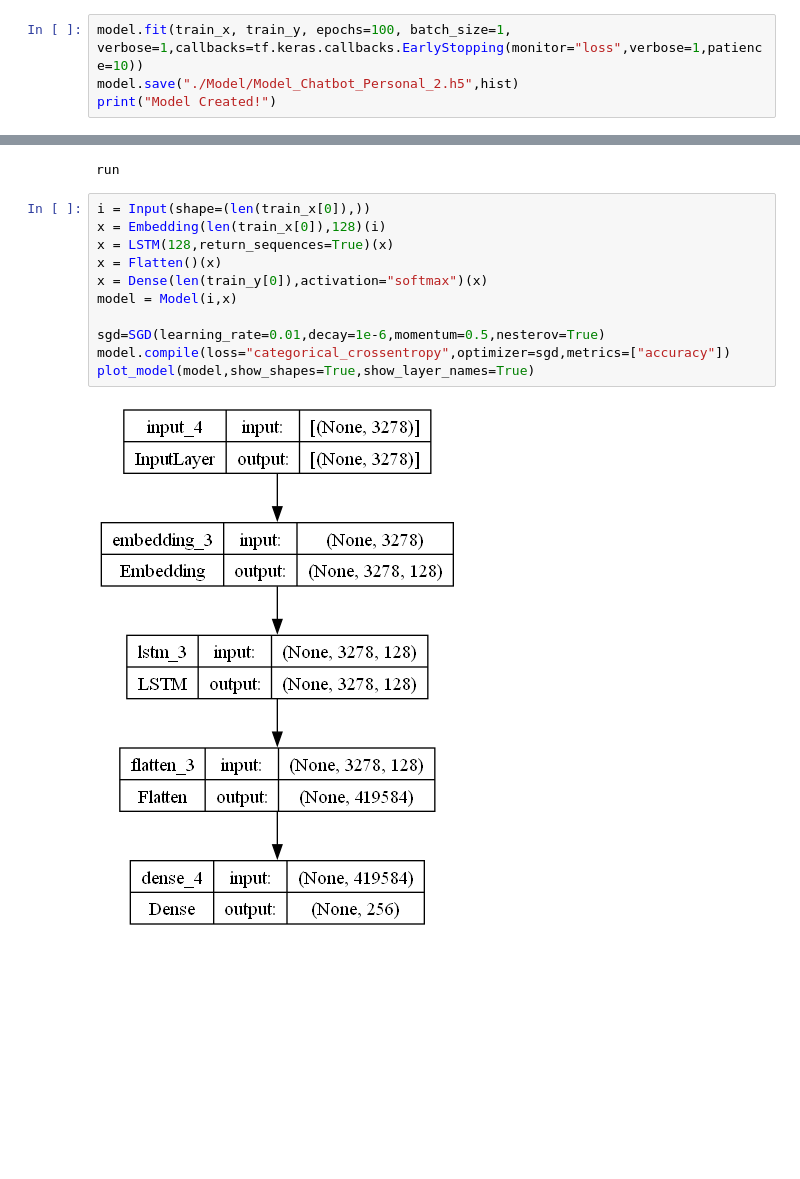
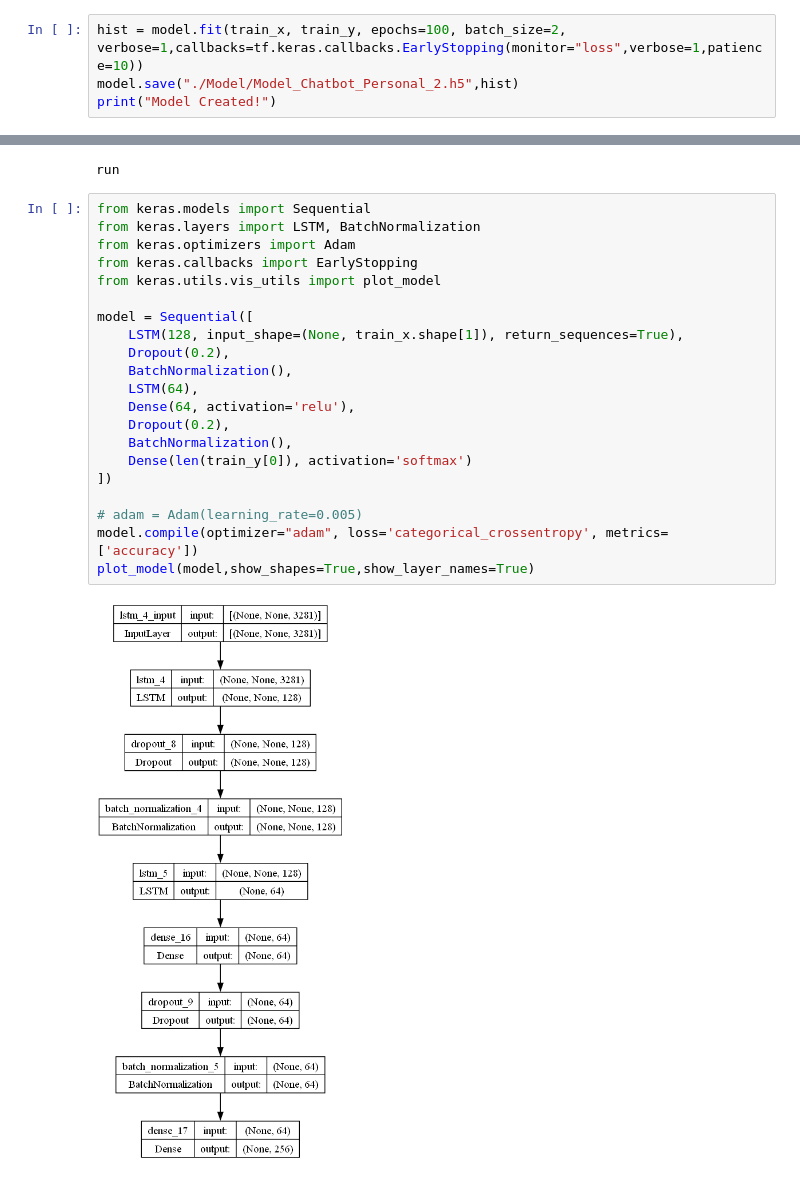
Before and after one commit to Michs224/ChatbotPersonal_NLP, a Jupyter notebook: Main.ipynb, the cells around one changed output, grey strips where cells are left out. Saved outputs shown, nothing was run; the diff lists cells and outputs as text; blank space fills up the shorter version.

```diff
--- a/Main.ipynb
+++ b/Main.ipynb
@@ -377,5 +375,5 @@ _________________________________________________________________
 # %%
-model.fit(train_x, train_y, epochs=100, batch_size=1, verbose=1,callbacks=tf.keras.callbacks.EarlyStopping(monitor="loss",verbose=1,patience=10))
+hist = model.fit(train_x, train_y, epochs=100, batch_size=2, verbose=1,callbacks=tf.keras.callbacks.EarlyStopping(monitor="loss",verbose=1,patience=10))
 model.save("./Model/Model_Chatbot_Personal_2.h5",hist)
 print("Model Created!")
 # %% [output]
@@ -414,16 +400,26 @@ Model Created!
 print(lemmatizer.lemmatize("running",pos="v"))
 # %% [output]
 run
-# %%
-i = Input(shape=(len(train_x[0]),))
-x = Embedding(len(train_x[0]),128)(i)
-x = LSTM(128,return_sequences=True)(x)
-x = Flatten()(x)
-x = Dense(len(train_y[0]),activation="softmax")(x)
-model = Model(i,x)
-
-sgd=SGD(learning_rate=0.01,decay=1e-6,momentum=0.5,nesterov=True)
-model.compile(loss="categorical_crossentropy",optimizer=sgd,metrics=["accuracy"])
-plot_model(model,show_shapes=True,show_layer_names=True)
-# %% [output]
-[figure, removed]
+# %%
+from keras.models import Sequential
+from keras.layers import LSTM, BatchNormalization
+from keras.optimizers import Adam
+from keras.callbacks import EarlyStopping
+from keras.utils.vis_utils import plot_model
+
+model = Sequential([
+    LSTM(128, input_shape=(None, train_x.shape[1]), return_sequences=True),
+    Dropout(0.2),
+    BatchNormalization(),
+    LSTM(64),
+    Dense(64, activation='relu'),
+    Dropout(0.2),
+    BatchNormalization(),
+    Dense(len(train_y[0]), activation='softmax')
+])
+
+# adam = Adam(learning_rate=0.005)
+model.compile(optimizer="adam", loss='categorical_crossentropy', metrics=['accuracy'])
+plot_model(model,show_shapes=True,show_layer_names=True)
+# %% [output]
+[figure, added]
```
Also changed, not shown: parts of 13 cells of this notebook, 17 other files.
